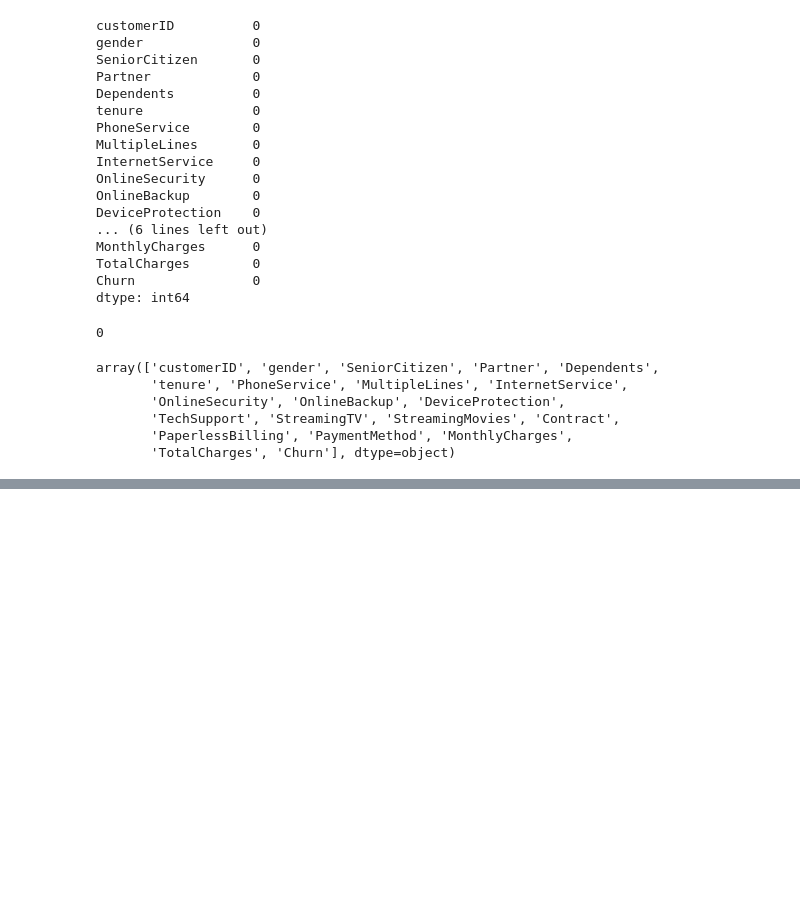
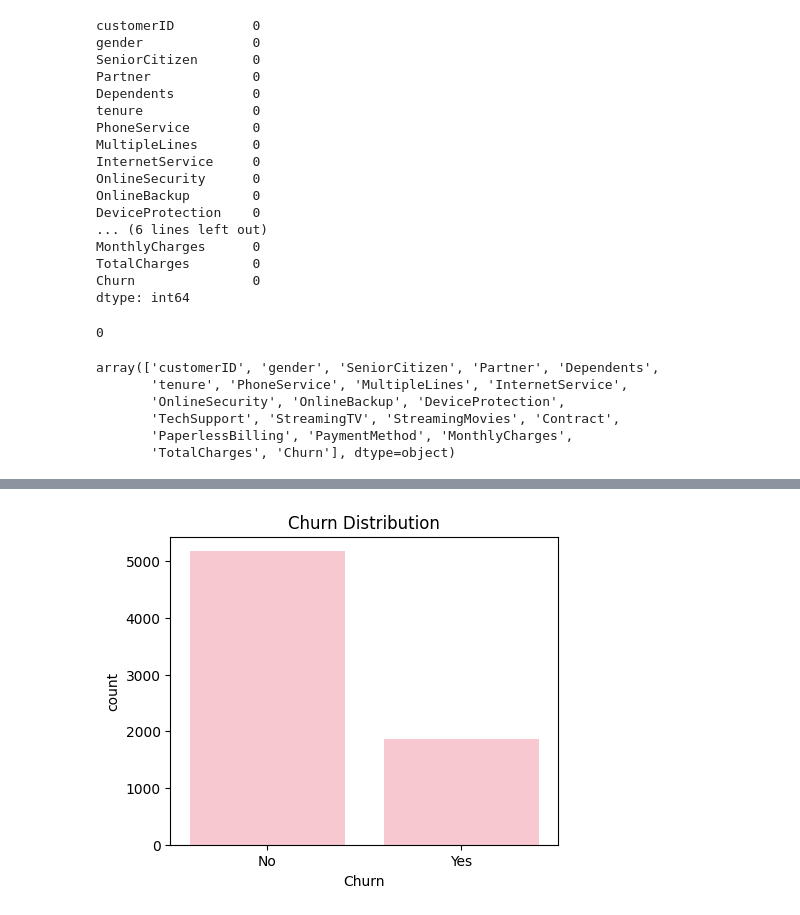
Before and after one commit to UmymaM/ml-dl-cv-fundamentals, a Jupyter notebook: customer-churn-prediction/eda.ipynb, the cells around one changed output, grey strips where cells are left out. Saved outputs shown, nothing was run; the diff lists cells and outputs as text; code cells hidden in the pictures; blank space fills up the shorter version.

```diff
--- a/customer-churn-prediction/eda.ipynb
+++ b/customer-churn-prediction/eda.ipynb
@@ -118,0 +184,7 @@ array(['customerID', 'gender', 'SeniorCitizen', 'Partner', 'Dependents',
+# %%
+plt.figure(figsize=(5,4))
+sns.countplot(df,x="Churn",color="pink")
+plt.title("Churn Distribution")
+plt.show()
+# %% [output]
+[figure, added]
```
Also changed, not shown: parts of 15 cells of this notebook.
